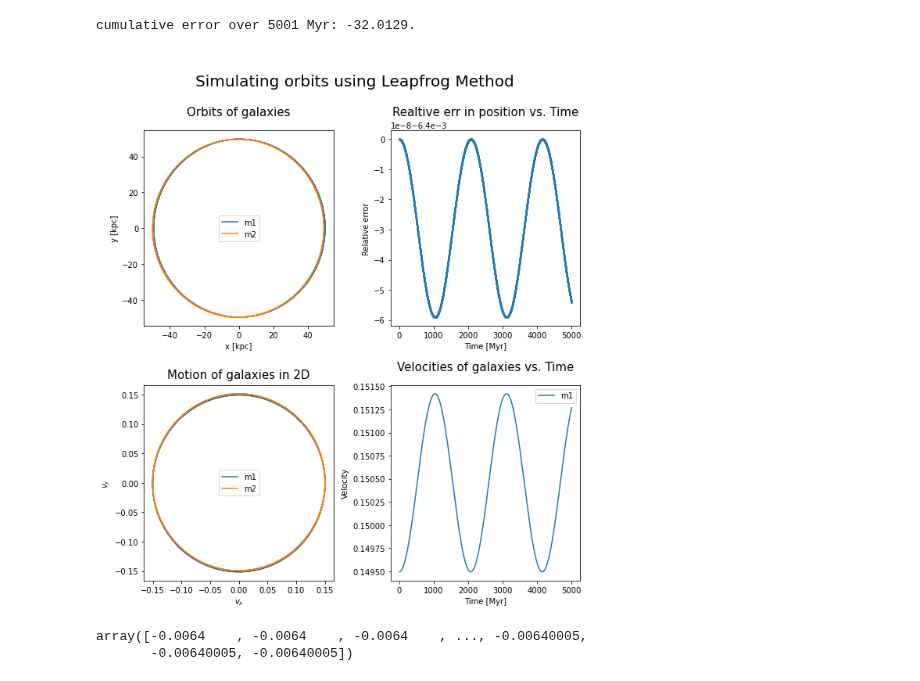
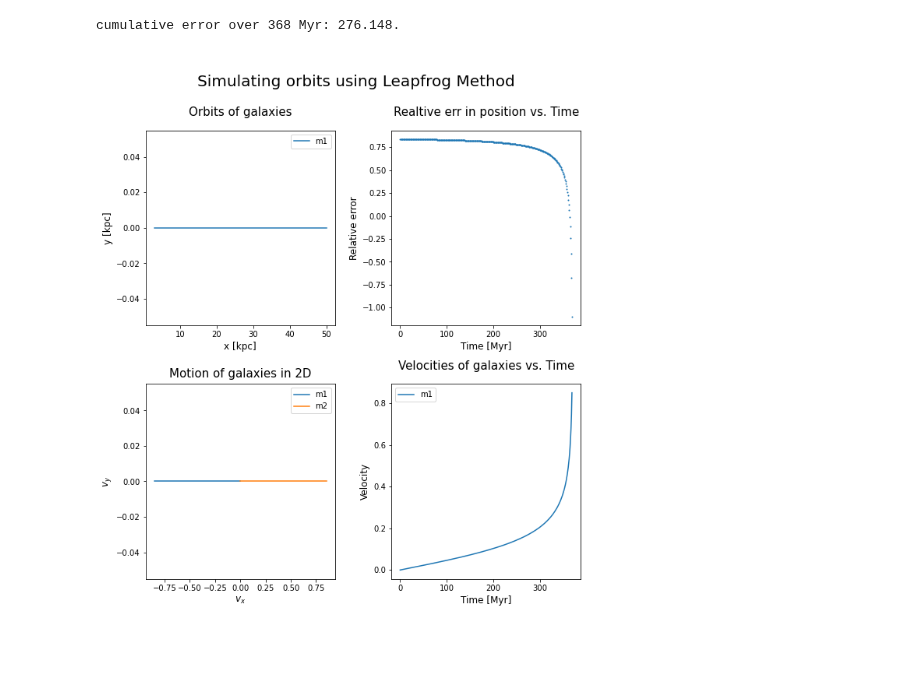
Before and after one commit to q-pratz-chem/Interacting_Galaxies, a Jupyter notebook: leap_frog.ipynb, the cells around one changed output. Saved outputs shown, nothing was run; the diff lists cells and outputs as text; code cells hidden in the pictures; blank space fills up the shorter version.

```diff
--- a/leap_frog.ipynb
+++ b/leap_frog.ipynb
@@ -160,13 +173,12 @@ t0, tmax = 0, 5000
 h = 1 #1e-3
 
 a = 100 # (G*M*T**2/(4*np.pi**2))**(1/3)   # semi-major axis (kpc, Kepler's Law)
-ecc = 0.08 #1e-12
+ecc = 1 #0.08 #1e-12
 
 # starting position of first galaxy from COM
 r0 = m2*a/M
 # starting velocity of the second galaxy
 v0 = np.sqrt(G*m2/a)*np.sqrt((m2*(1-ecc**2))/M)
-
 
 
 if ecc == 0: #circular orbit
@@ -190,47 +202,42 @@ t, X, Y, v_, err =  leapfrog(t0, tmax, r0, v0, h, f, ref_val, err_tol)
 # %%
 fig = plt.figure(figsize=(10,10))
 
-plt.subplot(221, aspect='auto')
+plt.subplot(221)#, aspect='equal')
 plt.plot(X[:,0], Y[:,0], label="m1")
-plt.plot(X[:,1], Y[:,1], label="m2")
-plt.xlabel("x [kpc]"), plt.ylabel("y [kpc]")
+#plt.plot(X[:,1], Y[:,1], label="m2")
+plt.xlabel("x [kpc]", fontsize=12), plt.ylabel("y [kpc]", fontsize=12)
 plt.legend()
 plt.title("Orbits of galaxies", fontsize='15', y=1.05)
 
 plt.subplot(222,aspect='auto')
 plt.scatter(t, err, s=1)
 #plt.ylim(err_tol*np.array([-1,1]))
 #plt.ylim([-0.025,0.025])
-plt.xlabel("Time [Myr]"), plt.ylabel("Relative error")
+plt.xlabel("Time [Myr]", fontsize=12), plt.ylabel("Relative error", fontsize=12)
 plt.title("Realtive err in position vs. Time" , fontsize='15', y=1.05)
 print(f"cumulative error over {t[-1]} Myr: {sum(err):.6}.")
 
 plt.subplot(223,aspect='auto')
 plt.plot(v_[:,0], v_[:,1], label="m1")
 plt.plot(v_[:,2], v_[:,3], label="m2")
 plt.title("Motion of galaxies in 2D", fontsize='15', y=1.01)
 plt.legend()
-plt.xlabel("$v_{x}$"), plt.ylabel("$v_y$")
+plt.xlabel("$v_{x}$", fontsize=12), plt.ylabel("$v_y$", fontsize=12)
 
 plt.subplot(224,aspect='auto')
 plt.plot(t, np.sqrt(v_[:,0]**2 + v_[:,1]**2), label="m1" )
 #plt.plot(t, np.sqrt(v_[:,2]**2 + v_[:,3]**2), label="m2" )
 plt.title("Velocities of galaxies vs. Time", fontsize='15', y=1.05)
 plt.legend()
-plt.xlabel("Time [Myr]"), plt.ylabel("Velocity")
+plt.xlabel("Time [Myr]", fontsize=12), plt.ylabel("Velocity", fontsize=12)
 
 
 fig.suptitle("\nSimulating orbits using Leapfrog Method\n", fontsize = '20')
 fig.subplots_adjust(hspace=0.3,wspace=0.3,top=0.85,bottom=0.05)
 plt.show()
 # %% [output]
-cumulative error over 5001 Myr: -32.0129.
+cumulative error over 368 Myr: 276.148.
-[figure, old version]
+[figure, new version]
-# %%
-err
-# %% [output]
-array([-0.0064    , -0.0064    , -0.0064    , ..., -0.00640005,
-       -0.00640005, -0.00640005])
 # %%
 plt.plot(X[:,0], Y[:,0], label="m1")
 plt.plot(X[:,1], Y[:,1], label="m2")
```
Also changed, not shown: parts of 3 cells of this notebook, 1 other file.
